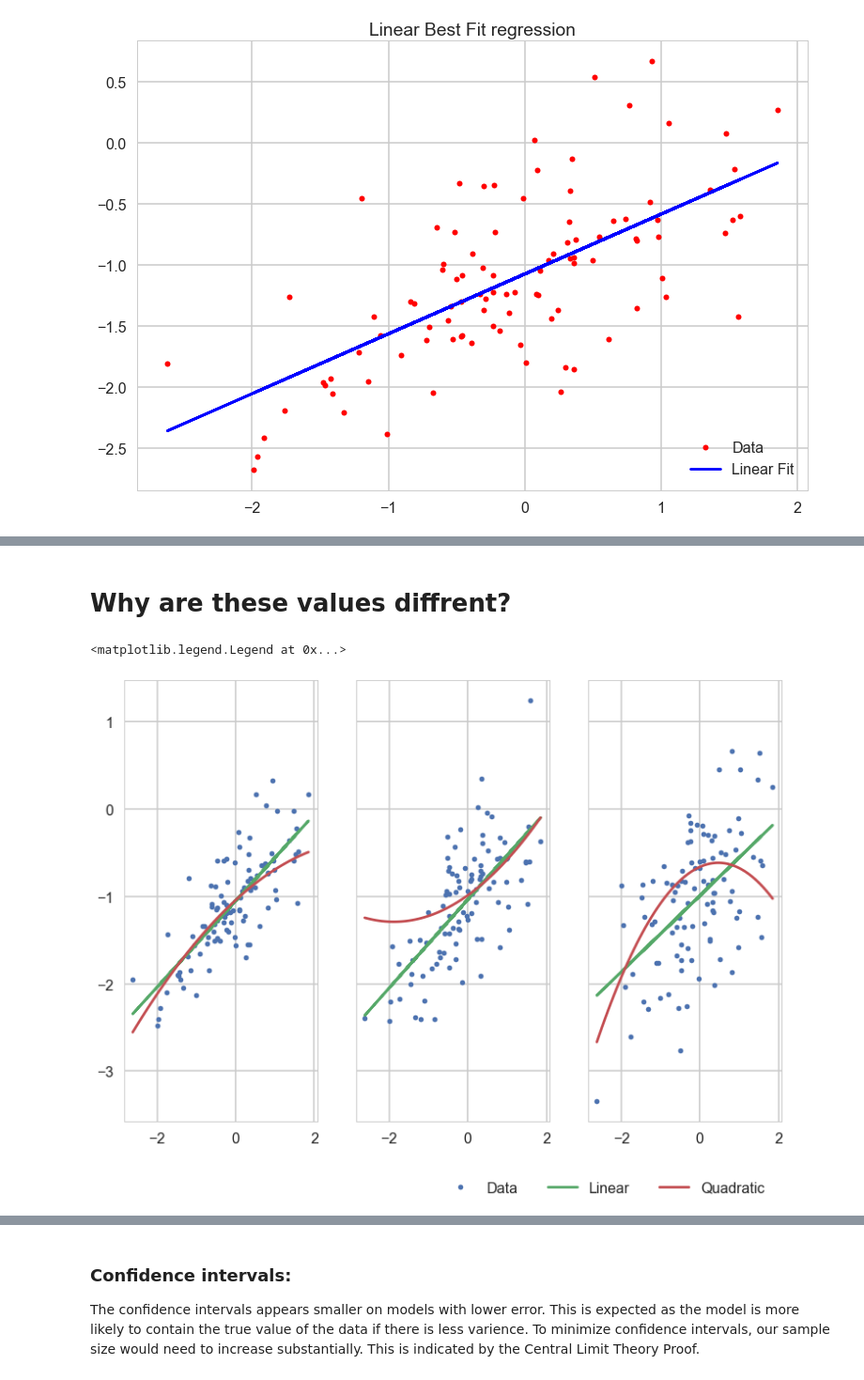
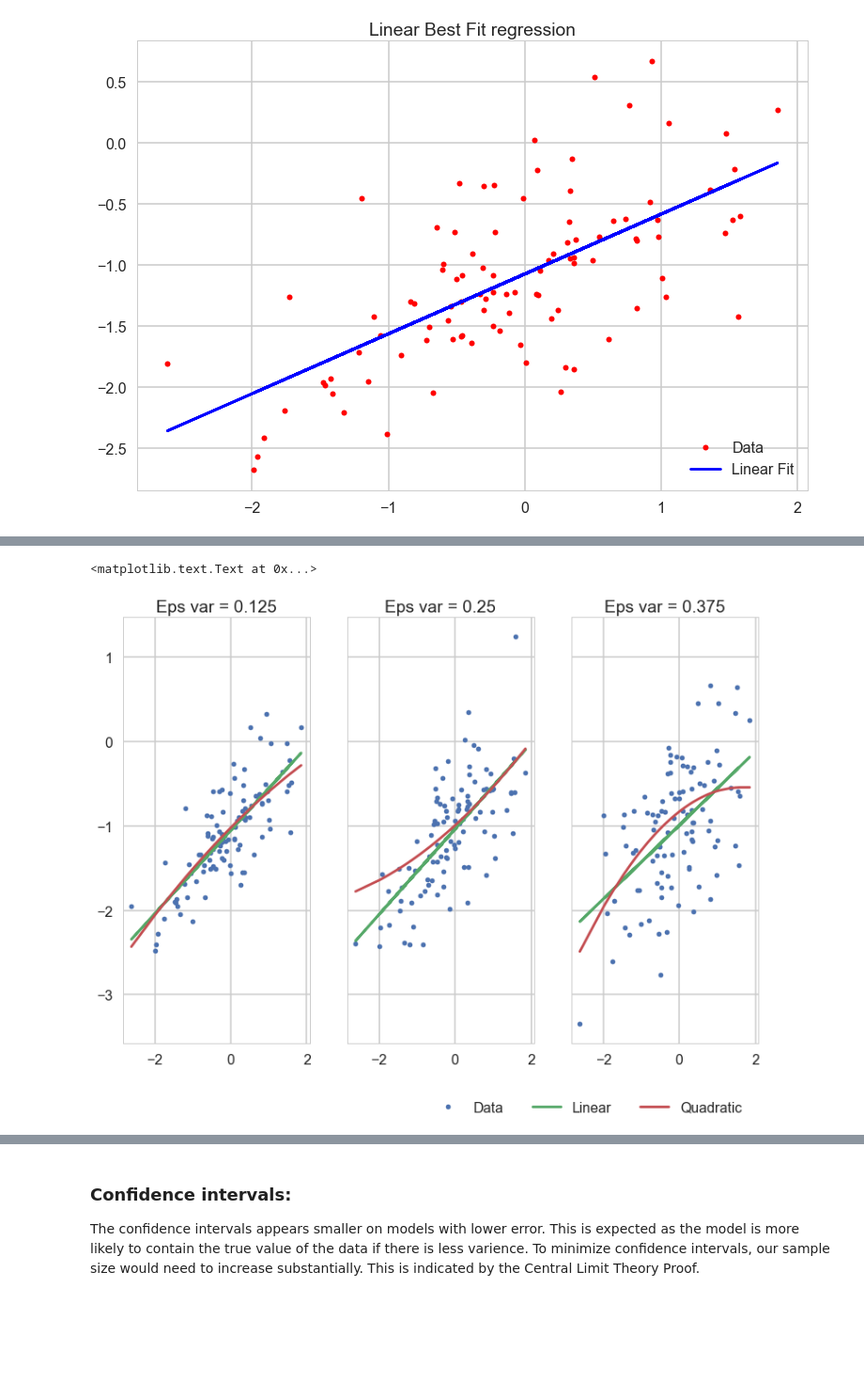
Before and after one commit to bfine9618/MultipleRegAnalysis, a Jupyter notebook: Homework 2.ipynb, the cells around one changed output, grey strips where cells are left out. Shown at 94% size. Drawn from its saved outputs; the diff is of its cells as text; code cells hidden in the pictures; blank space fills up the shorter version.

```diff
--- a/Homework 2.ipynb
+++ b/Homework 2.ipynb
@@ -188,10 +244,3 @@ plt.title('Linear Best Fit regression')
 plt.show()
 # %% [output]
 [figure]
-# %%
-X = np.column_stack(((x)**2, x))
-X = sm.add_constant(X)
-Beta = np.polyfit(x, Y, 2)
-y = np.dot(X, Beta) + eps
-res = sm.OLS(y,X).fit()
-res.summary()
@@ -228,5 +247,3 @@ plt.legend(['Data', 'Numpy Polyplot', 'OSL Reg'])
-# %% [markdown]
-# Why are these values diffrent?
 # %%
 var = [.125, .25, .375, .125, .25, .375]
 model = ['Linear', 'Linear', 'Linear', 'Quad', 'Quad', 'Quad']
@@ -252,45 +269,48 @@ for i in df.index:
         df.set_value(i, ['RSS'], np.round(m.ssr, 4))
         df.set_value(i, ['MSE'], np.round(m.mse_resid, 4))
         df.set_value(i, ['RSE'], np.round(np.sqrt(1/len(Y-2)*m.ssr), 4))
         df.set_value(i, ['Std Err b1', 'Std Err b0'], np.round(m.bse, 4 ))
         df.set_value(i, ['ci [b2,b1,int]'], str(np.round(m.conf_int(), 4)))
 
         if v == .375:
             if i < 3:
                 ax3.plot(x, Y, '.', label='Data')
             ax3.plot(x, m.fittedvalues, '-', label='Linear')
         elif v == .25 and i < 3:
             if i < 3:
                 ax2.plot(x, Y, '.', label='Data')
             ax2.plot(x, m.fittedvalues, '-', label='Linear')
         else:
             if i < 3:
                 ax1.plot(x, Y, '.', label='Data')
             ax1.plot(x, m.fittedvalues, '-', label='Linear')
 
     else:
-        Beta = np.polyfit(x, Y, 2)
-        y = np.dot(X, Beta) + eps
-        m = sm.OLS(y,X).fit()
-        df.set_value(i, ['b2','b1', 'Int'], m.params)
+        t = pd.DataFrame([x, Y], index=['x', 'Y'])
+        t = t.transpose()
+        m = smf.ols('Y~x+np.power(x,2)', data = t).fit()
+        df.set_value(i, ['b2','b1', 'Int'], np.round(np.array(m.params), 4))
         df.set_value(i, ['RSS'], np.round(m.ssr, 4))
         df.set_value(i, ['MSE'], np.round(m.mse_resid, 4))
         df.set_value(i, ['RSE'], np.round(np.sqrt(1/len(Y-2)*m.ssr), 4))
-        df.set_value(i, ['Std Err b2', 'Std Err b1', 'Std Err b0'], np.round(m.bse, 4 ))
-        df.set_value(i, ['ci [b2,b1,int]'], str(np.round(m.conf_int(), 4)))
-        y_pred = m.params[0]*(xp**2) + m.params[1]*xp + m.params[2]
+        df.set_value(i, ['Std Err b2', 'Std Err b1', 'Std Err b0'], np.round(np.array(m.bse), 4 ))
+        df.set_value(i, ['ci [b2,b1,int]'], str(np.array(m.conf_int())))
+        y_pred = m.params[0]*(x**2) + m.params[1]*x + m.params[2]
         if v == .375:
-            l3 = ax3.plot(xp, y_pred, label='Quadratic')
+            l3 = ax3.plot(np.sort(x), np.sort(m.fittedvalues), label='Quadratic')
         elif v == .25:
-            l3 = ax2.plot(xp, y_pred, label='Quadratic')
+            l3 = ax2.plot(np.sort(x), np.sort(m.fittedvalues), label='Quadratic')
         else:
-            l3 = ax1.plot(xp, y_pred, label='Quadratic')
+            l3 = ax1.plot(np.sort(x), np.sort(m.fittedvalues), label='Quadratic')
 
 handles, labels = ax3.get_legend_handles_labels()
 f.legend(handles, labels, loc = (0.5, 0), ncol=5 )
+ax1.set_title('Eps var = 0.125')
+ax2.set_title('Eps var = 0.25')
+ax3.set_title('Eps var = 0.375')
 # %% [output]
-<matplotlib.legend.Legend at 0x...>
+<matplotlib.text.Text at 0x...>
-[figure, old version]
+[figure, new version]
 # %%
 df
 # %% [output]
```
Also changed, not shown: parts of 50 cells of this notebook, 27 other files.
